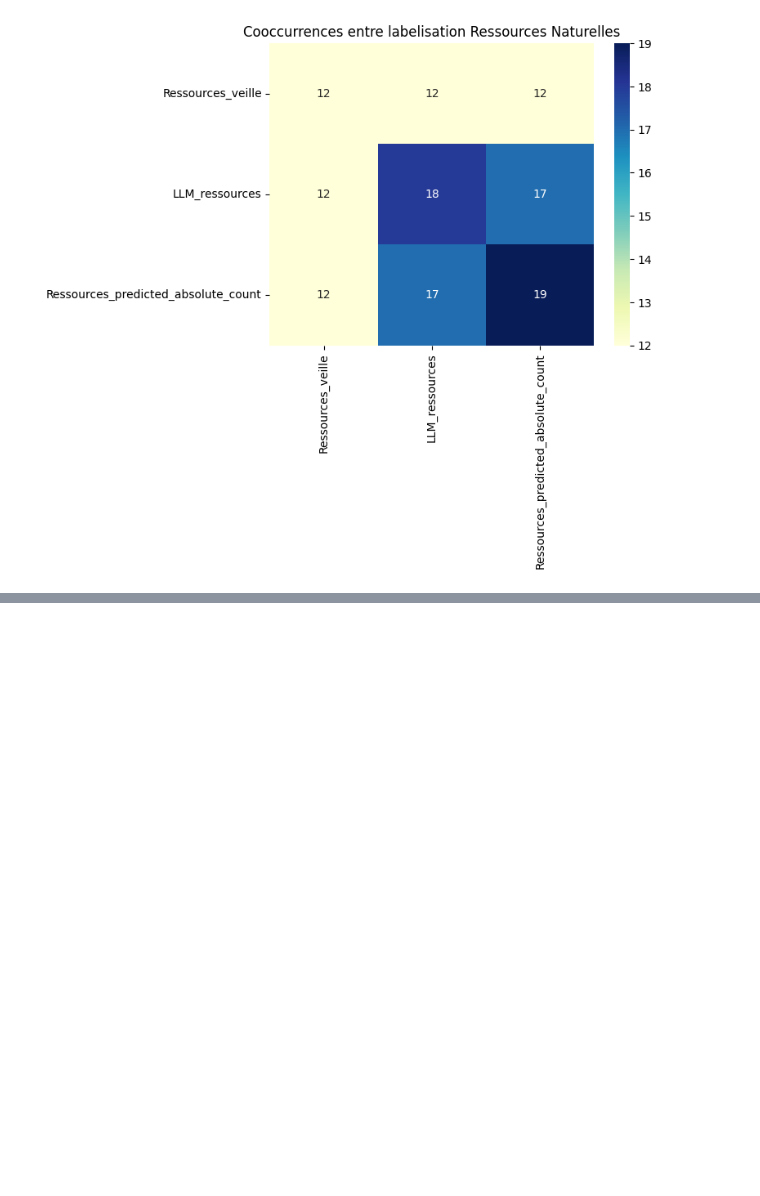
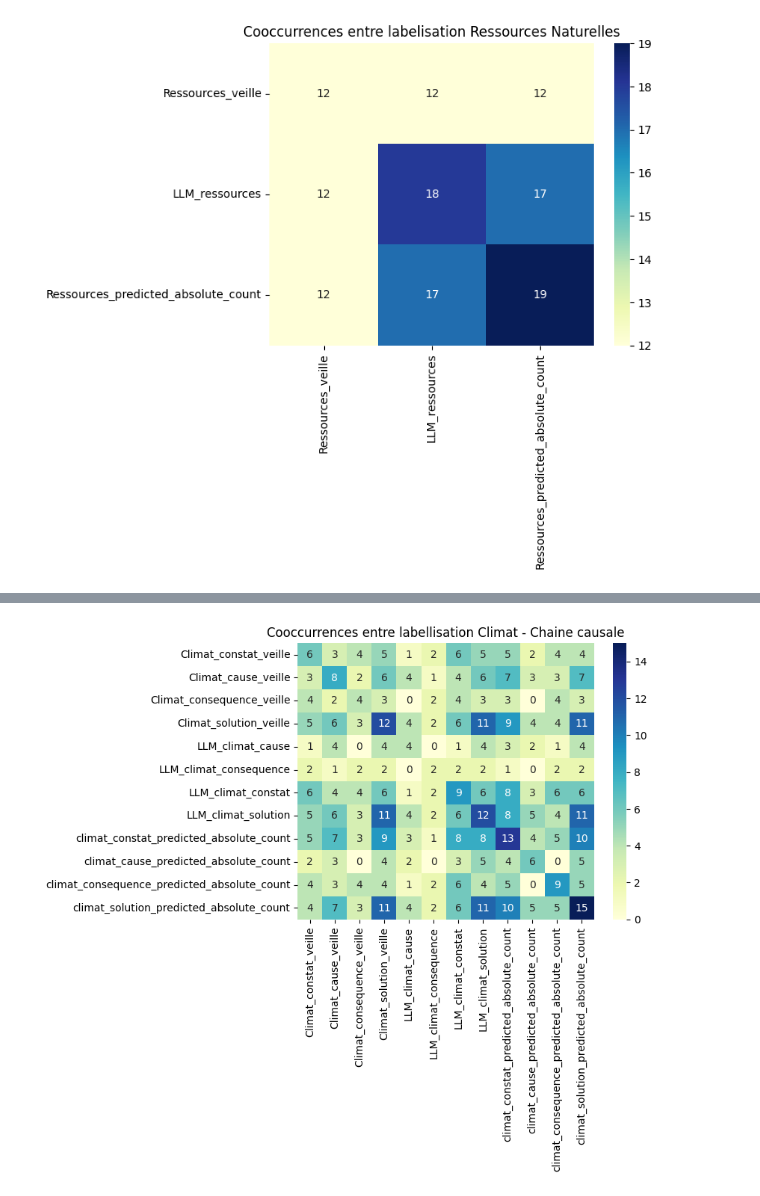
Before and after one commit to athebault/OME_methodo_presse, a Jupyter notebook: Comparaison_methodes_labellisation/analyses_articles_veille.ipynb, the cells around one changed output, grey strips where cells are left out. Saved outputs shown, nothing was run; the diff lists cells and outputs as text; code cells hidden in the pictures; blank space fills up the shorter version.

```diff
--- a/Comparaison_methodes_labellisation/analyses_articles_veille.ipynb
+++ b/Comparaison_methodes_labellisation/analyses_articles_veille.ipynb
@@ -346,0 +411,10 @@ data.query("Ressources_veille == False")[["Titre", "nom_fichier"] + col_for_ress
+# %%
+# --- 2. Matrice de cooccurrence ---
+climat_data_chaine_int = climat_chaine.astype(int)
+cooc_climat_chaine = climat_data_chaine_int.T @ climat_data_chaine_int   # produit matriciel
+
+sns.heatmap(cooc_climat_chaine, annot=True, fmt="d", cmap="YlGnBu")
+plt.title("Cooccurrences entre labellisation Climat - Chaine causale")
+plt.show()
+# %% [output]
+[figure, added]
```
Also changed, not shown: parts of 22 cells of this notebook.
